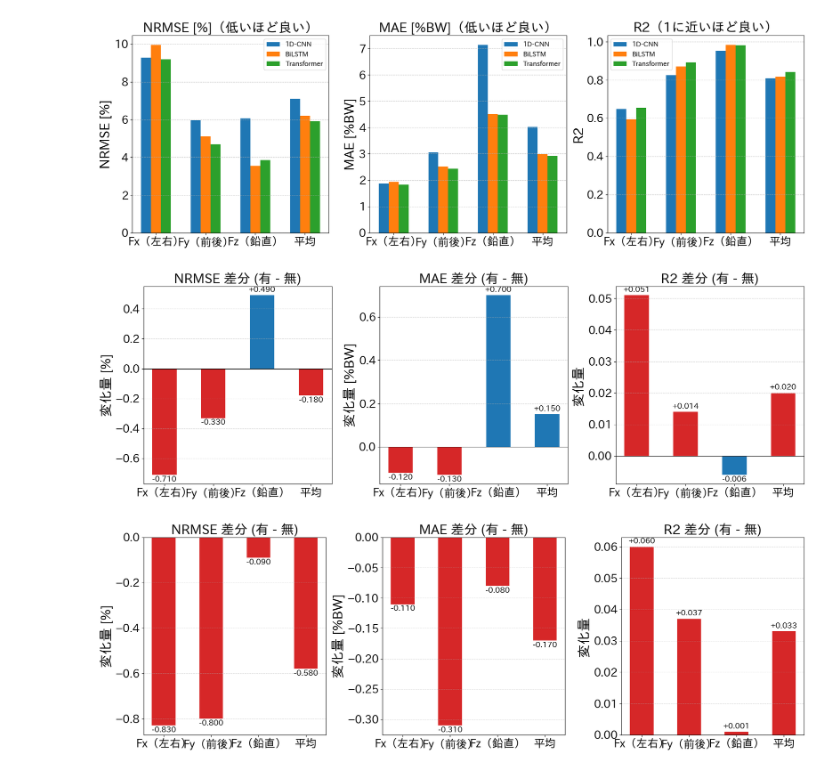
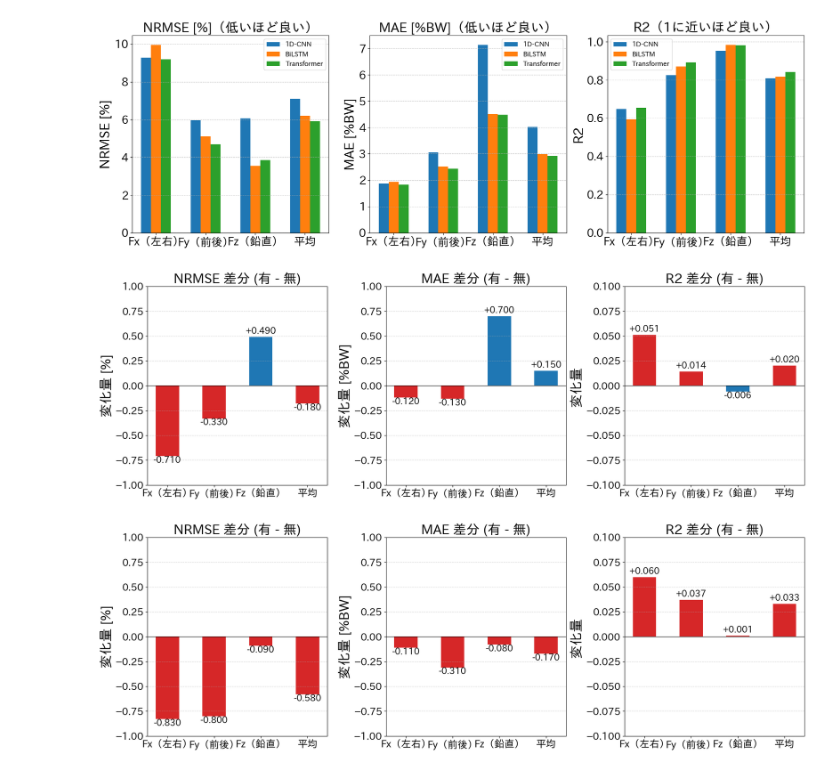
Before and after one commit to HideyukiNagashio/my-research-project, a Jupyter notebook: sample.ipynb, the cells around one changed output. Cells and saved outputs as stored; diff of their text form; code cells hidden in the pictures.

```diff
--- a/sample.ipynb
+++ b/sample.ipynb
@@ -106,12 +106,17 @@ config = {
     # フォントサイズ設定
     'font_title': 24,    # タイトルの文字サイズ
     'font_label': 24,    # 軸ラベル（X軸、Y軸の説明）の文字サイズ
-    'font_ticks': 20,    # 目盛り（軸の数値や項目名）の文字サイズ
+    'font_ticks': 18,    # 目盛り（軸の数値や項目名）の文字サイズ
     'figsize': (18, 6),
     'bar_width': 0.5,
     # 色設定：今回は「良い結果」を赤、「悪い結果」を青にします
     'color_good': '#d62728',  # 赤（改善）
     'color_bad': '#1f77b4',   # 青（悪化）
+
+    # Y軸の範囲設定 [最小値, 最大値]
+    'ylim_nrmse': [-1.0, 1.0],
+    'ylim_mae': [-1.0, 1.0],
+    'ylim_r2': [-0.1, 0.1],
 }
 
 # --- データの定義 ---
@@ -142,12 +147,12 @@ def plot_diff_charts_red_good(config):
     # 設定リスト: (データ, タイトル, 単位, 評価タイプ)
     # type: 'error' (誤差系: 下がると赤) or 'score' (スコア系: 上がると赤)
     charts_config = [
-        (diff_nrmse, 'NRMSE 差分 (有 - 無)', '[%]', 'error'),
-        (diff_mae, 'MAE 差分 (有 - 無)', '[%BW]', 'error'),
-        (diff_r2, 'R2 差分 (有 - 無)', '', 'score')
+        (diff_nrmse, 'NRMSE 差分 (有 - 無)', '[%]', 'error',config['ylim_nrmse']),
+        (diff_mae, 'MAE 差分 (有 - 無)', '[%BW]', 'error',config['ylim_mae']),
+        (diff_r2, 'R2 差分 (有 - 無)', '', 'score',config['ylim_r2'])
     ]
 
-    for ax, (data, title, unit, metric_type) in zip(axes, charts_config):
+    for ax, (data, title, unit, metric_type, ylim) in zip(axes, charts_config):
         x = np.arange(len(components))
 
         # 色分けロジック
@@ -179,6 +184,8 @@ def plot_diff_charts_red_good(config):
         ax.set_xticklabels(components, fontsize=config['font_ticks'])
         ax.tick_params(axis='y', labelsize=config['font_ticks'])
 
+        ax.set_ylim(ylim)  # Y軸の範囲設定
+
         # グリッド
         ax.grid(axis='y', linestyle='--', alpha=0.5)
 
@@ -190,7 +197,7 @@ def plot_diff_charts_red_good(config):
                         xy=(bar.get_x() + bar.get_width() / 2, height),
                         xytext=(0, offset),
                         textcoords="offset points",
-                        ha='center', va='bottom', fontsize=14)
+                        ha='center', va='bottom', fontsize=16)
 
     plt.tight_layout()
     plt.show()
@@ -198,7 +205,7 @@ def plot_diff_charts_red_good(config):
 # --- 実行 ---
 plot_diff_charts_red_good(config)
 # %% [output]
-[figure, old version]
+[figure, new version]
 # %%
 import matplotlib.pyplot as plt
 import numpy as np
@@ -209,12 +216,17 @@ import japanize_matplotlib
 config = {
     'font_title': 24,    # タイトルの文字サイズ
     'font_label': 24,    # 軸ラベル（X軸、Y軸の説明）の文字サイズ
-    'font_ticks': 20,    # 目盛り（軸の数値や項目名）の文字サイズ
+    'font_ticks': 18,    # 目盛り（軸の数値や項目名）の文字サイズ
     'figsize': (18, 6),
     'bar_width': 0.5,
     # 色設定：「良い結果」を赤、「悪い結果」を青
     'color_good': '#d62728',  # 赤（改善）
     'color_bad': '#1f77b4',   # 青（悪化）
+
+    # Y軸の範囲設定 [最小値, 最大値]
+    'ylim_nrmse': [-1.0, 1.0],
+    'ylim_mae': [-1.0, 1.0],
+    'ylim_r2': [-0.1, 0.1],
 }
 
 # --- データの定義 ---
@@ -248,14 +260,15 @@ diff_r2 = r2_yes - r2_no
 def plot_diff_charts_red_good(config):
     fig, axes = plt.subplots(nrows=1, ncols=3, figsize=config['figsize'])
 
-    # 設定リスト: (データ, タイトル, 単位, 評価タイプ)
+    # 設定リスト: (データ, タイトル, 単位, 評価タイプ, Y軸範囲)
     charts_config = [
-        (diff_nrmse, 'NRMSE 差分 (有 - 無)', '[%]', 'error'),
-        (diff_mae, 'MAE 差分 (有 - 無)', '[%BW]', 'error'),
-        (diff_r2, 'R2 差分 (有 - 無)', '', 'score')
+        (diff_nrmse, 'NRMSE 差分 (有 - 無)', '[%]', 'error', config['ylim_nrmse']),
+        (diff_mae, 'MAE 差分 (有 - 無)', '[%BW]', 'error', config['ylim_mae']),
+        (diff_r2, 'R2 差分 (有 - 無)', '', 'score', config['ylim_r2'])
     ]
 
-    for ax, (data, title, unit, metric_type) in zip(axes, charts_config):
+    for ax, (data, title, unit, metric_type, ylim) in zip(axes, charts_config):
+
         x = np.arange(len(components))
 
         # 色分けロジック
@@ -279,32 +292,34 @@ def plot_diff_charts_red_good(config):
 
         # 0ライン（基準線）
         ax.axhline(0, color='black', linewidth=0.8)
 
         # 装飾
         ax.set_title(title, fontsize=config['font_title'], fontweight='bold')
         ax.set_ylabel(f'変化量 {unit}', fontsize=config['font_label'])
         ax.set_xticks(x)
         ax.set_xticklabels(components, fontsize=config['font_ticks'])
         ax.tick_params(axis='y', labelsize=config['font_ticks'])
 
+        ax.set_ylim(ylim)  # Y軸の範囲設定
+
         # グリッド
         ax.grid(axis='y', linestyle='--', alpha=0.5)
 
         # 数値ラベルの追加
         for bar, val in zip(bars, data):
             height = bar.get_height()
             # 表示位置調整
             offset = 3 if height >= 0 else -15
             ax.annotate(f'{val:+.3f}',
                         xy=(bar.get_x() + bar.get_width() / 2, height),
                         xytext=(0, offset),
                         textcoords="offset points",
-                        ha='center', va='bottom', fontsize=14)
+                        ha='center', va='bottom', fontsize=16)
 
     plt.tight_layout()
     plt.show()
 
 # --- 実行 ---
 plot_diff_charts_red_good(config)
 # %% [output]
-[figure, old version]
+[figure, new version]
```
